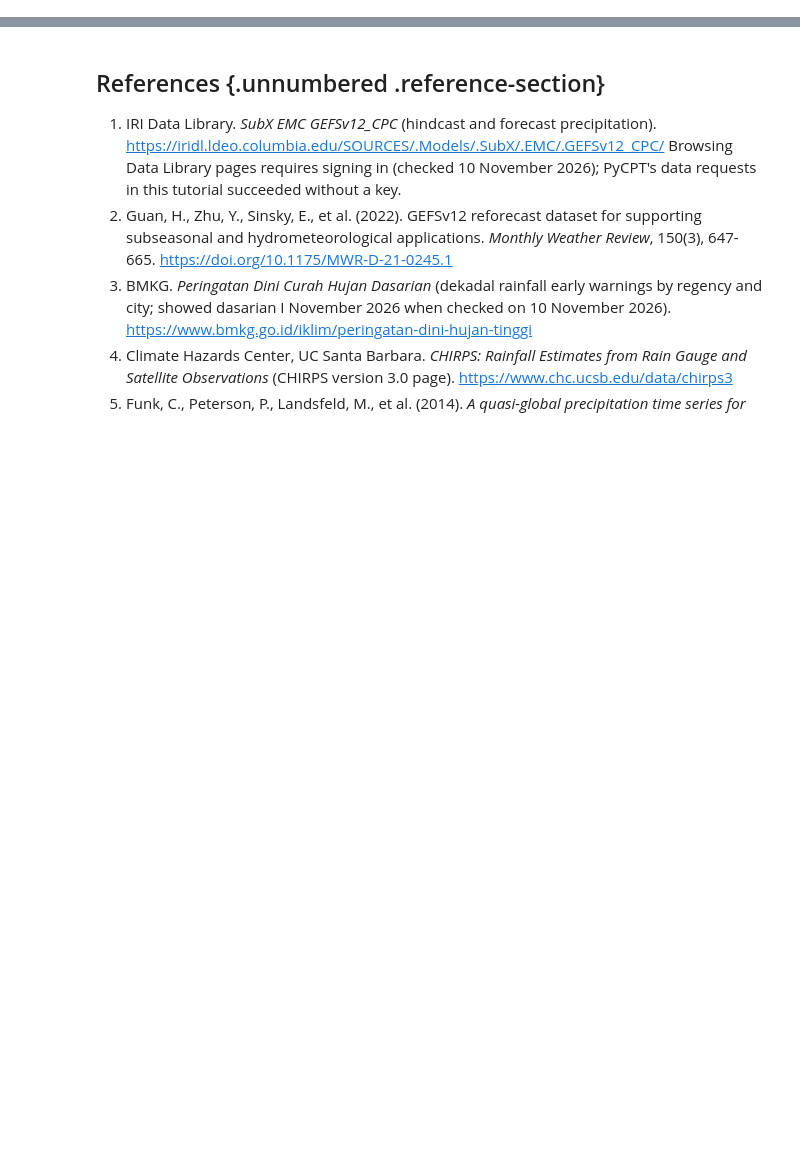
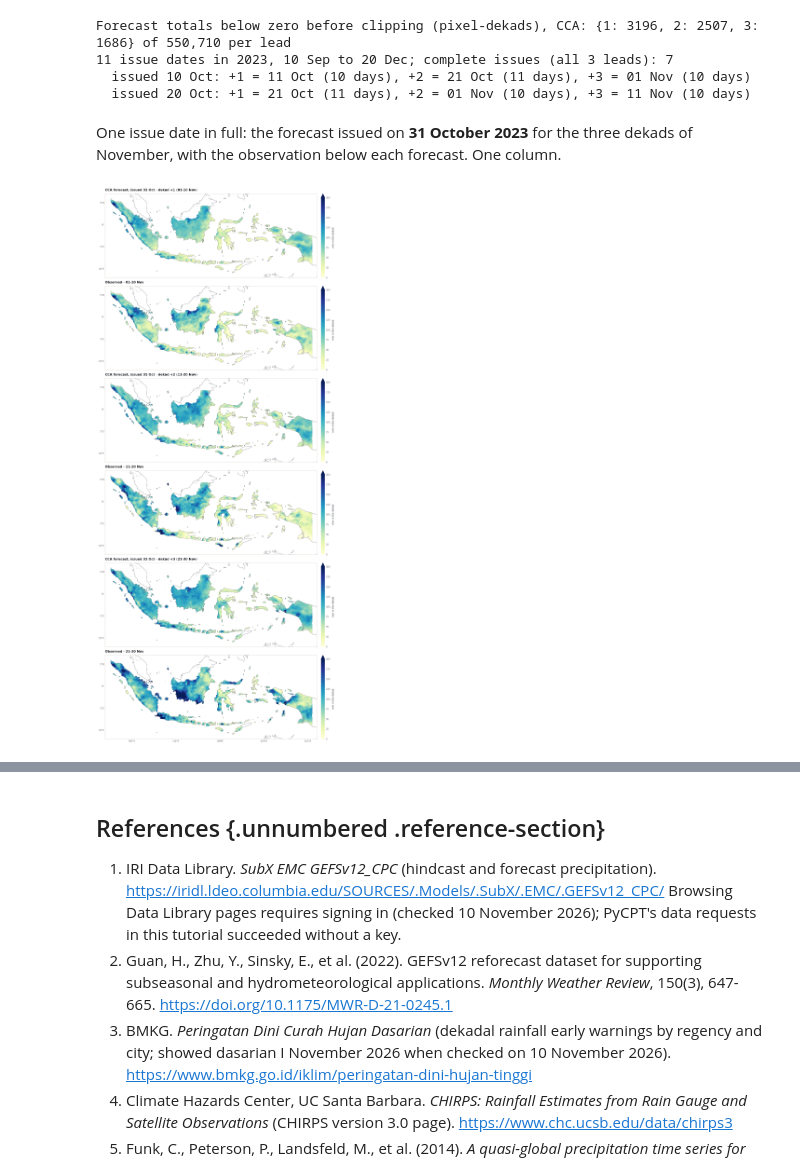
Before and after one commit to bennyistanto/pycpt-tutorial, a Jupyter notebook: docs/notebooks/dekad-leads-2023.ipynb, the cells around one changed output, grey strips where cells are left out. Cells and saved outputs as stored; diff of their text form; code cells hidden in the pictures; blank space fills up the shorter version.

```diff
--- a/docs/notebooks/dekad-leads-2023.ipynb
+++ b/docs/notebooks/dekad-leads-2023.ipynb
@@ -617,0 +411,54 @@ docs/assets/dekad-leads-2023/skill-by-lead.png  (67 kB)
+# %%
+test_T = targets.target.values[~train]
+observed = obs.isel(T=~train).where(mask)
+clim_2023 = y_clim.isel(T=~train)
+observed_anom = y_anom.isel(T=~train)
+lo, hi = np.quantile(y_anom.isel(T=train).values, [0.33, 0.67], axis=0, method="hazen")
+lower = xr.DataArray(lo, coords={"Y": mask["Y"], "X": mask["X"]}, dims=("Y", "X"))
+upper = lower.copy(data=hi)
+category = xr.where(observed_anom < lower, 0, xr.where(observed_anom > upper, 2, 1)).where(observed_anom.notnull())
+
+forecast, clipped = {}, {}
+for (lead, method), r in results.items():
+    anomaly = clean(r.deterministic).assign_coords(T=test_T)
+    total = clim_2023 + anomaly
+    clipped[lead, method] = int((total < 0).sum())
+    probability = clean(r.probabilistic).assign_coords(T=test_T)
+    most_likely = probability.fillna(-1).argmax("C").where(probability.notnull().all("C") & mask)
+    forecast[lead, method] = dict(total=total.clip(min=0).where(mask), probability=probability, most_likely=most_likely,
+                                  top=probability.max("C").where(mask))
+print("Forecast totals below zero before clipping (pixel-dekads), CCA:", {lead: clipped[lead, "CCA"] for lead in leads},
+      f"of {int(mask.sum()) * len(test_T):,} per lead")
+
+issues = {}
+for r in design[design.kind == "forecast"].sort_values(["issued", "lead"]).itertuples():
+    issues.setdefault(r.issued, []).append((r.lead, r.target, r.days))
+print(f"{len(issues)} issue dates in 2023, {min(issues):%d %b} to {max(issues):%d %b}; complete issues (all {len(leads)} leads): "
+      f"{sum(len(v) == len(leads) for v in issues.values())}")
+for s, items in list(issues.items())[3:5]:
+    print(f"  issued {s:%d %b}: " + ", ".join(f"+{lead} = {t:%d %b} ({days} days)" for lead, t, days in items))
+# %% [output]
+Forecast totals below zero before clipping (pixel-dekads), CCA: {1: 3196, 2: 2507, 3: 1686} of 550,710 per lead
+11 issue dates in 2023, 10 Sep to 20 Dec; complete issues (all 3 leads): 7
+  issued 10 Oct: +1 = 11 Oct (10 days), +2 = 21 Oct (11 days), +3 = 01 Nov (10 days)
+  issued 20 Oct: +1 = 21 Oct (11 days), +2 = 01 Nov (10 days), +3 = 11 Nov (10 days)
+# %% [markdown]
+One issue date in full: the forecast issued on **31 October 2023** for the three
+dekads of November, with the observation below each forecast. One column.
+# %%
+example = pd.Timestamp("2023-10-31")
+fig, grid = figures.stacked([figures.map_height(predictand_box)] * (2 * len(leads)))
+row = 0
+for lead, target, days in issues[example]:
+    end = target + pd.Timedelta(days=days - 1)
+    for label, field in [(f"CCA forecast, issued 31 Oct · dekad +{lead} ({target:%d}-{end:%d %b})", forecast[lead, "CCA"]["total"].sel(T=target)),
+                         (f"Observed · {target:%d}-{end:%d %b}", observed.sel(T=target))]:
+        ax = figures.map_axes(fig, grid[row, 0], predictand_box, bottom_labels=row == 2 * len(leads) - 1)
+        image = figures.draw_field(ax, field, cmap="YlGnBu", vmin=0, vmax=200)
+        ax.set_title(label)
+        figures.colorbar(fig, image, ax, "mm in the dekad", extend="max")
+        row += 1
+fig.savefig(assets / "issued-2023-10-31.png")
+plt.show()
+# %% [output]
+[figure, added]
```
Also changed, not shown: parts of 50 cells of this notebook, 5 other files.
